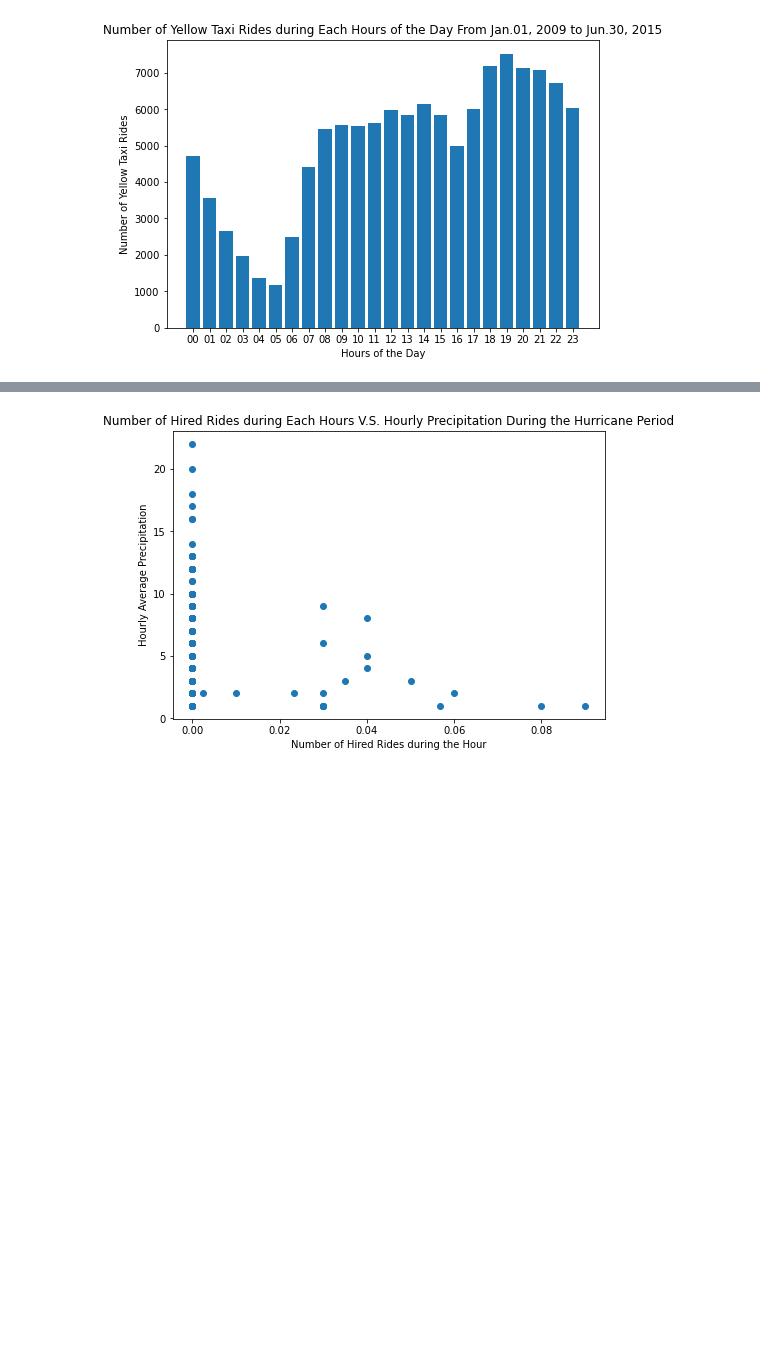
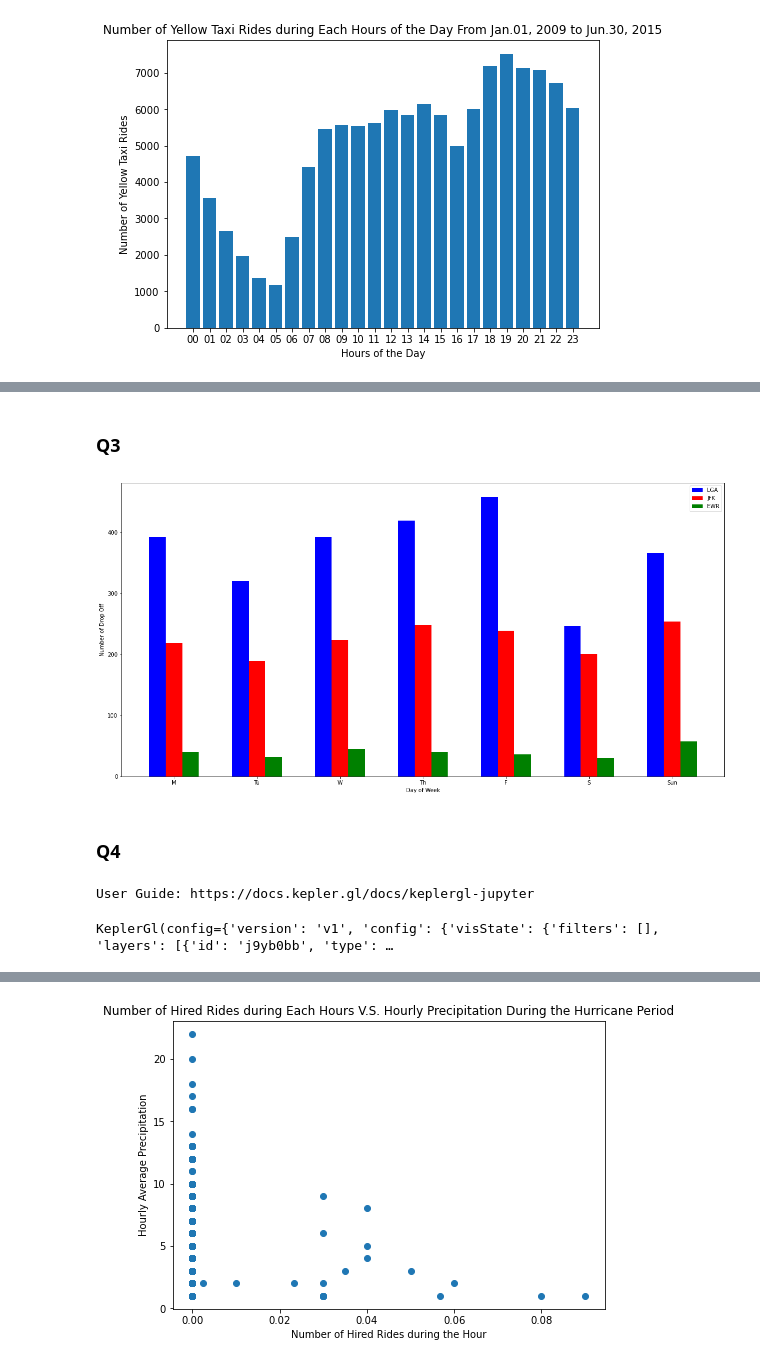
Before and after one commit to APWalter/IEOR4501-Final-Project, a Jupyter notebook: project_code.ipynb, the cells around one changed output, grey strips where cells are left out. Saved outputs shown, nothing was run; the diff lists cells and outputs as text; code cells hidden in the pictures; blank space fills up the shorter version.

```diff
--- a/project_code.ipynb
+++ b/project_code.ipynb
@@ -718,0 +762,60 @@ plt.show()
+# %% [markdown]
+### Q3
+# %%
+# use a more descriptive name for your function
+LGA = [[-73.889494, -73.854904], [40.766892, 40.781646]]
+JFK = [[-73.824263, -73.747873], [40.626982, 40.666252]]
+EWR = [[-74.192820, -74.152822], [40.670613, 40.708751]]
+def plot_visual_3():
+    with connection:
+        result = connection.execute("""
+            select dayofweek, airport, count(*)
+            from
+            (SELECT distance,
+            case cast (strftime('%w', DATE(SUBSTRING(pickup_datetime,1,19))) as integer)
+              when 0 then 7
+              when 1 then 1
+              when 2 then 2
+              when 3 then 3
+              when 4 then 4
+              when 5 then 5
+              else 6 end as dayofweek,
+            case
+                when (dropoff_latitude>40.766892 AND dropoff_latitude<40.781646 AND dropoff_longitude>-73.889494 AND dropoff_longitude<-73.854904) then 'LGA'
+                when (dropoff_latitude>40.626982 AND dropoff_latitude<40.666252 AND dropoff_longitude>-73.824263 AND dropoff_longitude<-73.747873) then 'JFK'
+                when (dropoff_latitude>40.670613 AND dropoff_latitude<40.708751 AND dropoff_longitude>-74.192820 AND dropoff_longitude<-74.152822) then 'EWR'
+                else 'other' end as airport
+            FROM uber_data
+            WHERE (dropoff_latitude>40.766892 AND dropoff_latitude<40.781646 AND dropoff_longitude>-73.889494 AND dropoff_longitude<-73.854904)
+            OR (dropoff_latitude>40.626982 AND dropoff_latitude<40.666252 AND dropoff_longitude>-73.824263 AND dropoff_longitude<-73.747873)
+            OR (dropoff_latitude>40.670613 AND dropoff_latitude<40.708751 AND dropoff_longitude>-74.192820 AND dropoff_longitude<-74.152822)
+            ) as tb1
+            group by dayofweek, airport
+            order by dayofweek ASC
+            """
+        )
+
+    result = pd.DataFrame(result)
+    result
+    lga = result.loc[result[1] == 'LGA']
+    jfk = result.loc[result[1] == 'JFK']
+    ewr = result.loc[result[1] == 'EWR']
+    barWidth=0.2
+    br1 = np.arange(7)
+    br2 = [x + barWidth for x in br1]
+    br3 = [x + barWidth for x in br2]
+    figure, axes = plt.subplots(figsize=(20, 10))
+    plt.bar(br1, lga.iloc[:,2], label="LGA", color ='blue',width = 0.2)
+    plt.bar(br2, jfk.iloc[:,2], label="JFK", color ='red',width = 0.2)
+    plt.bar(br3, ewr.iloc[:,2], label="EWR", color ='green',width = 0.2)
+    plt.xticks([r + barWidth for r in range(7)], ['M', 'Tu', 'W', 'Th', 'F', 'S', 'Sun'])
+    plt.legend()
+    plt.xlabel("Day of Week")
+    plt.ylabel("Number of Drop Off")
+    plt.show()
+
+plot_visual_3()
+# %% [output]
+[figure, added]
+# %% [markdown]
+### Q4
@@ -718,0 +1054,13 @@ plt.show()
+# %%
+# use a more descriptive name for your function
+def plot_visual_4():
+    uber_data_1 = uber_data.iloc[:,:5]
+    map_1 = KeplerGl(height=500)
+    map_1.add_data(data=uber_data_1,name='uber_data')
+#     map_1 = KeplerGl(height=400, data=uber_data_1, config=conf)
+    map_1.config = conf
+    return map_1
+plot_visual_4()
+# %% [output]
+User Guide: https://docs.kepler.gl/docs/keplergl-jupyter
+KeplerGl(config={'version': 'v1', 'config': {'visState': {'filters': [], 'layers': [{'id': 'j9yb0bb', 'type': …
```
Also changed, not shown: parts of 13 cells of this notebook, 2 other files.
